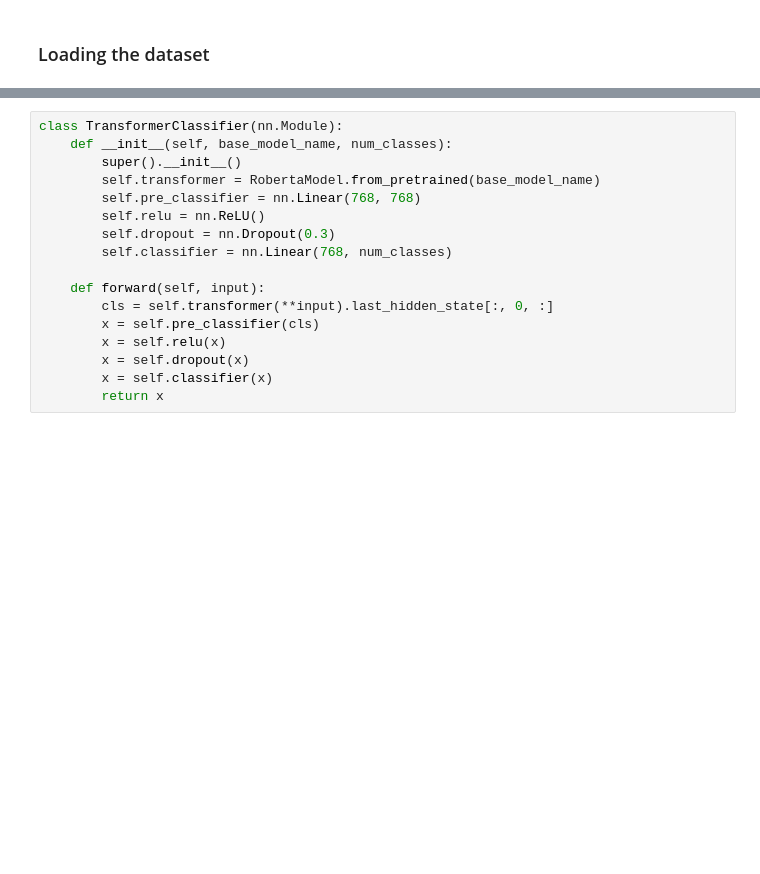
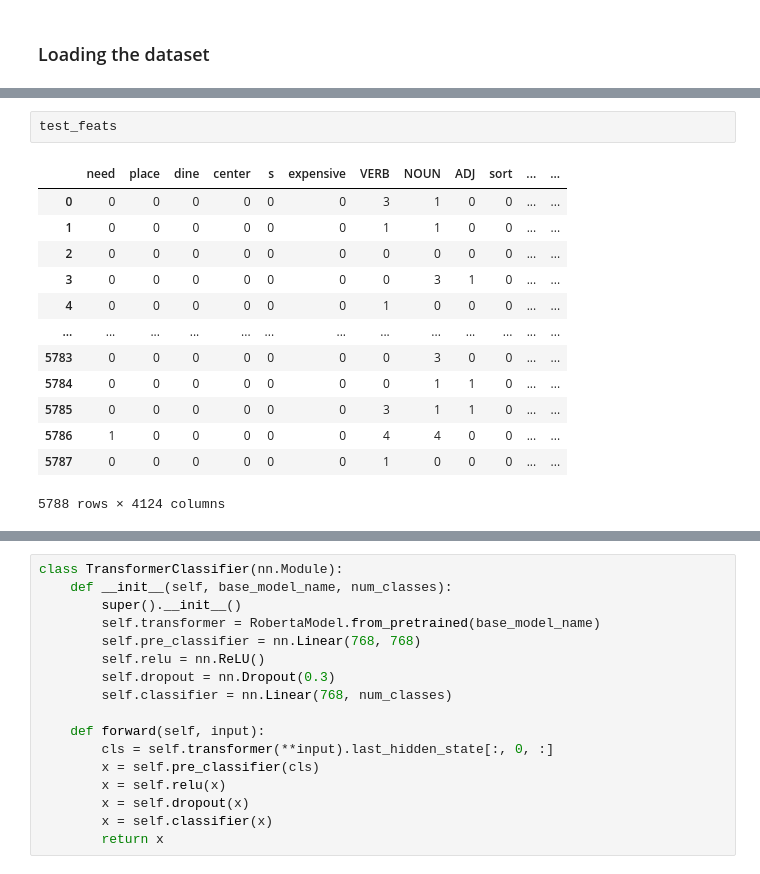
Before and after one commit to cristianbass01/NLI_project, a Jupyter notebook: train.ipynb, the cells around one changed output, grey strips where cells are left out. Cells and saved outputs as stored; diff of their text form; blank space fills up the shorter version.

```diff
--- a/train.ipynb
+++ b/train.ipynb
@@ -48,0 +165,16 @@ Found cached dataset multi_woz_v22 (/home/adrian/.cache/huggingface/datasets/mul
+# %%
+test_feats
+# %% [output]
+|  | need | place | dine | center | s | expensive | VERB | NOUN | ADJ | sort | ... | ... |
+| 0 | 0 | 0 | 0 | 0 | 0 | 0 | 3 | 1 | 0 | 0 | ... | ... |
+| 1 | 0 | 0 | 0 | 0 | 0 | 0 | 1 | 1 | 0 | 0 | ... | ... |
+| 2 | 0 | 0 | 0 | 0 | 0 | 0 | 0 | 0 | 0 | 0 | ... | ... |
+| 3 | 0 | 0 | 0 | 0 | 0 | 0 | 0 | 3 | 1 | 0 | ... | ... |
+| 4 | 0 | 0 | 0 | 0 | 0 | 0 | 1 | 0 | 0 | 0 | ... | ... |
+| ... | ... | ... | ... | ... | ... | ... | ... | ... | ... | ... | ... | ... |
+| 5783 | 0 | 0 | 0 | 0 | 0 | 0 | 0 | 3 | 0 | 0 | ... | ... |
+| 5784 | 0 | 0 | 0 | 0 | 0 | 0 | 0 | 1 | 1 | 0 | ... | ... |
+| 5785 | 0 | 0 | 0 | 0 | 0 | 0 | 3 | 1 | 1 | 0 | ... | ... |
+| 5786 | 1 | 0 | 0 | 0 | 0 | 0 | 4 | 4 | 0 | 0 | ... | ... |
+| 5787 | 0 | 0 | 0 | 0 | 0 | 0 | 1 | 0 | 0 | 0 | ... | ... |
+5788 rows × 4124 columns
```
Also changed, not shown: parts of 8 cells of this notebook.
